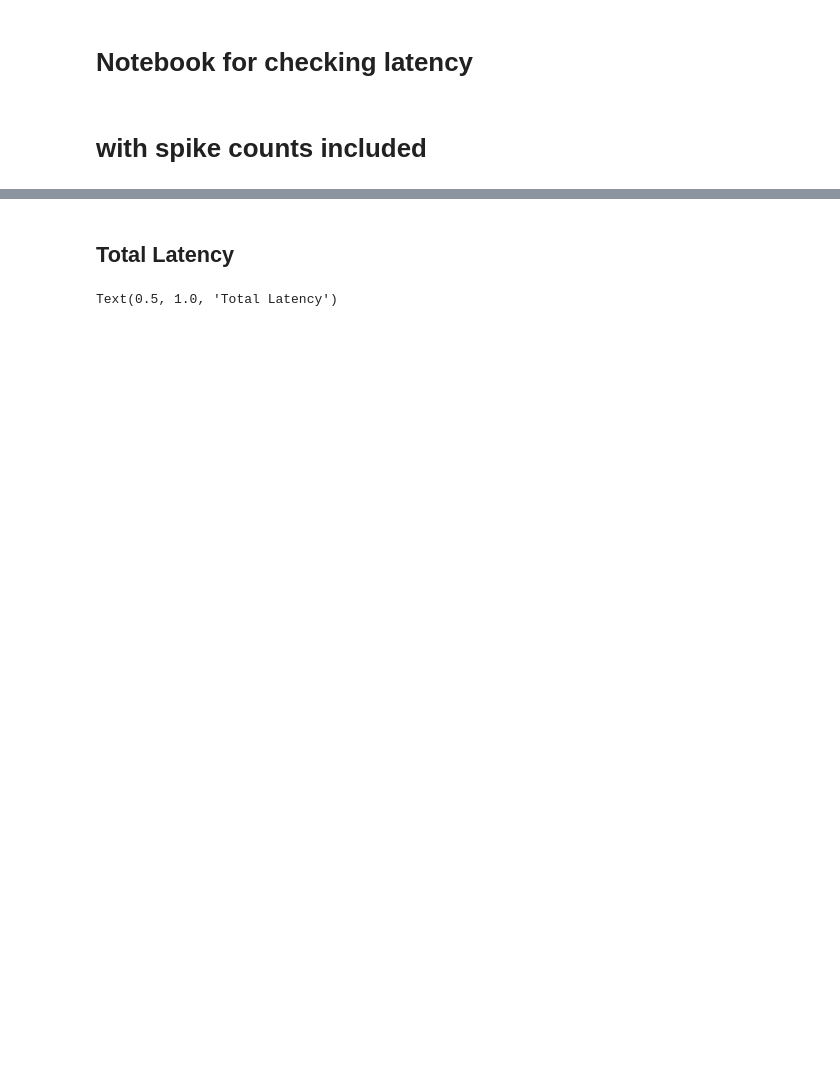
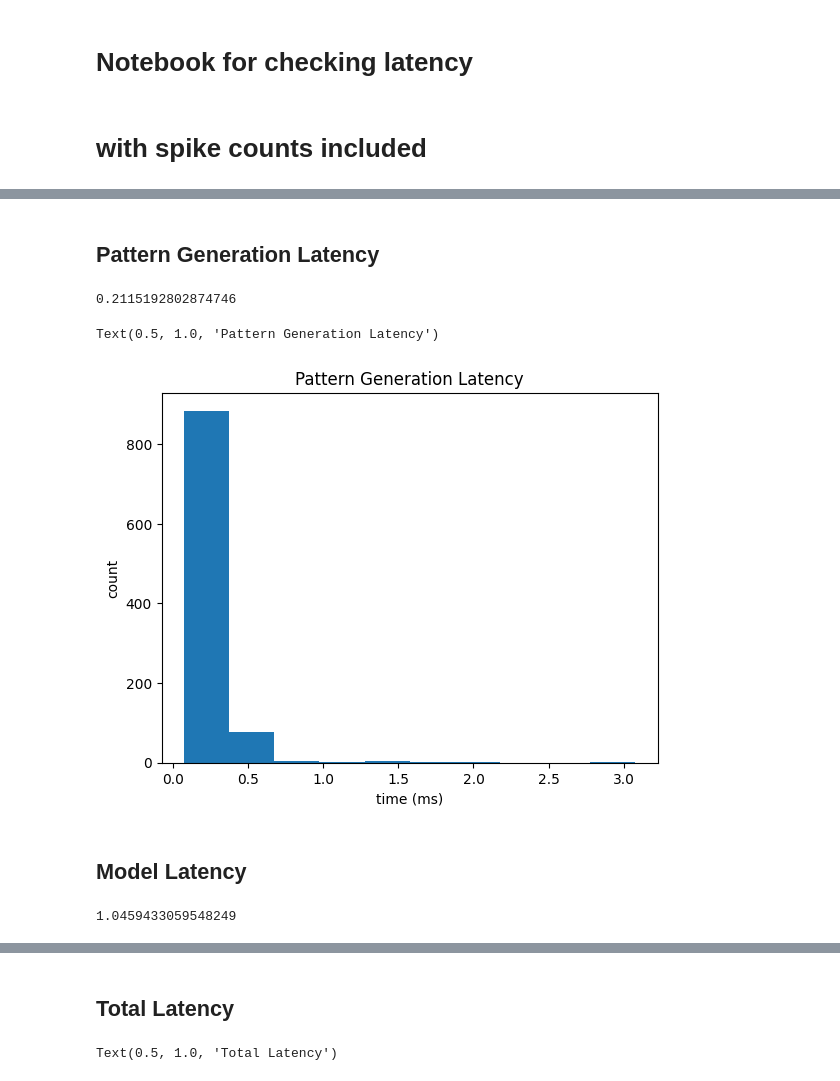
Before and after one commit to hantman-lab/realSpike, a Jupyter notebook: notebooks/latency.ipynb, the cells around one changed output, grey strips where cells are left out. Drawn from its saved outputs; the diff is of its cells as text; code cells hidden in the pictures; blank space fills up the shorter version.

```diff
--- a/notebooks/latency.ipynb
+++ b/notebooks/latency.ipynb
@@ -10,6 +10,8 @@ import numpy as np
 # %% [markdown]
 # with spike counts included
 # %%
-gen_df = pd.read_pickle("../latency/generator_latency_20250520-192022.pkl")
-processor_df = pd.read_pickle("../latency/processor_latency_20250520-192022.pkl")
-viz_df = pd.read_pickle("../latency/visual_latency_20250520-192022.pkl")
+gen_df = pd.read_pickle("../latency/generator_latency.pkl")
+processor_df = pd.read_pickle("../latency/processor_latency.pkl")
+viz_df = pd.read_pickle("../latency/visual_latency.pkl")
+pattern_df =  pd.read_pickle("../latency/pattern_latency.pkl")
+model_df =  pd.read_pickle("../latency/model_latency.pkl")
@@ -76,0 +85,19 @@ plt.title("Visual Latency")
+# %% [markdown]
+## Pattern Generation Latency
+# %%
+x = list(pattern_df["frame number"])
+y = list(pattern_df["latency"])
+# %%
+print(sum(y) / len(y))
+# %% [output]
+0.2115192802874746
+# %%
+plt.hist(y)
+plt.ylabel("count")
+plt.xlabel("time (ms)")
+plt.title("Pattern Generation Latency")
+# %% [output]
+Text(0.5, 1.0, 'Pattern Generation Latency')
+[figure, added]
+# %% [markdown]
+## Model Latency
@@ -76,0 +107,4 @@ plt.title("Visual Latency")
+# %%
+print(sum(y) / len(y))
+# %% [output]
+1.0459433059548249
```
Also changed, not shown: parts of 23 cells of this notebook, 3 other files.
